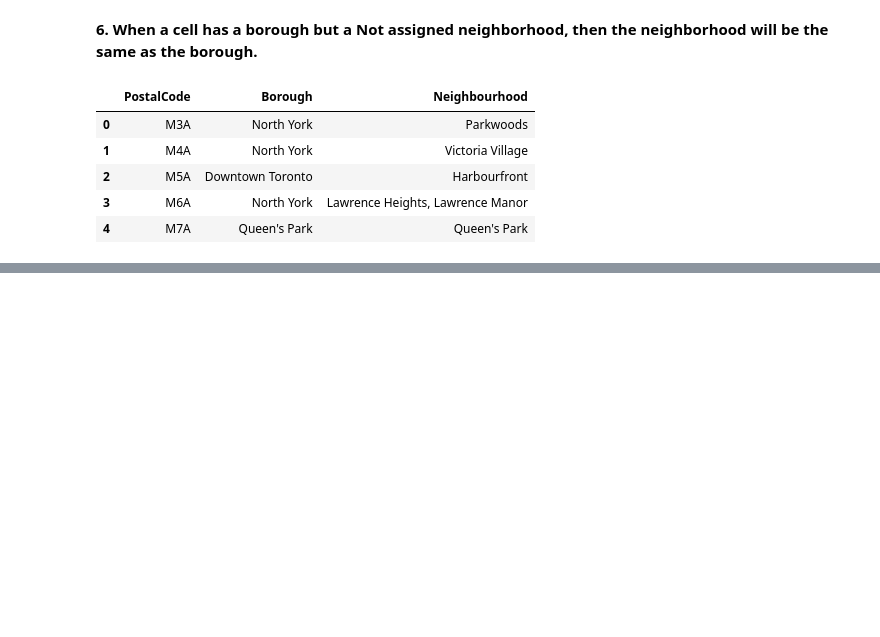
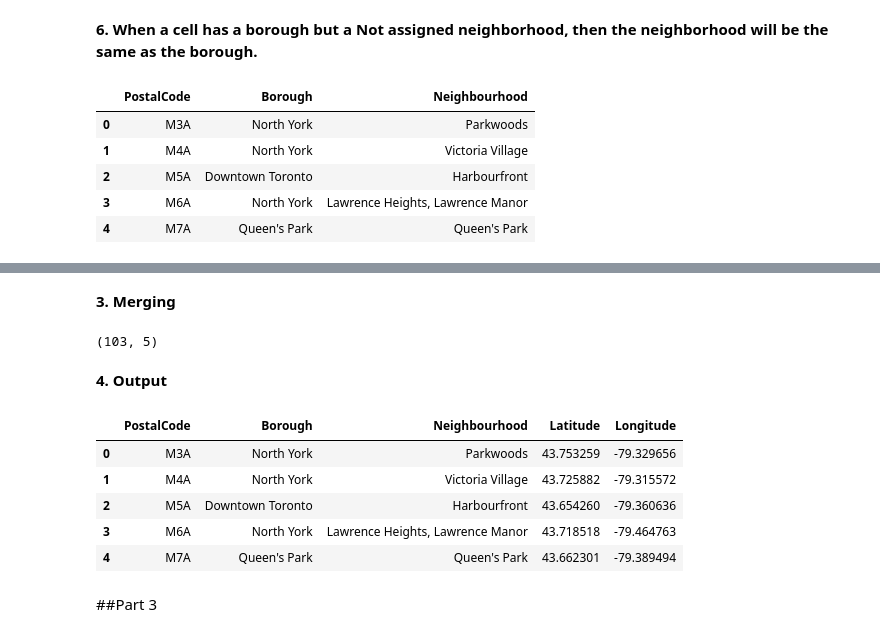
Before and after one commit to marienbaptiste/IBM-Capstone, a Jupyter notebook: Toronto.ipynb, the cells around one changed output, grey strips where cells are left out. Cells and saved outputs as stored; diff of their text form; code cells hidden in the pictures; blank space fills up the shorter version.

```diff
--- a/Toronto.ipynb
+++ b/Toronto.ipynb
@@ -120,0 +166,8 @@ df.head() #Observing that M7A got the right value
+# %%
+#We built the function above, we just have to iterate
+#for i in range(0,len(df)):
+#    df['Latitude'][i],df['Longitude'][i]=get_loc(df.iloc[i]['PostalCode'])
+
+#Falling back to the cvs file, as the API is broken
+lat_lon_data = pd.read_csv('https://cocl.us/Geospatial_data')
+lat_lon_data.head() #We can observe that we must merge the tables
@@ -120,0 +183,4 @@ df.head() #Observing that M7A got the right value
+# %%
+#Postal Code in the newly imported csv is called PostalCode in our Dataframe, let's rename that
+lat_lon_data.rename(columns={'Postal Code':'PostalCode'},inplace=True)
+lat_lon_data.head() #We can observe that we must merge the tables
@@ -120,0 +194,23 @@ df.head() #Observing that M7A got the right value
+# %% [markdown]
+**3.   Merging**
+# %%
+#And now the merging using an inner joint, which is default but making it explicit
+df_merged = pd.merge(df,lat_lon_data,on='PostalCode', how='inner')
+#Checking, rows should be conserved
+df_merged.shape #103, rows count has been untouched
+# %% [output]
+(103, 5)
+# %% [markdown]
+**4.   Output**
+# %%
+#Final result
+df_merged.head()
+# %% [output]
+|  | PostalCode | Borough | Neighbourhood | Latitude | Longitude |
+| 0 | M3A | North York | Parkwoods | 43.753259 | -79.329656 |
+| 1 | M4A | North York | Victoria Village | 43.725882 | -79.315572 |
+| 2 | M5A | Downtown Toronto | Harbourfront | 43.654260 | -79.360636 |
+| 3 | M6A | North York | Lawrence Heights, Lawrence Manor | 43.718518 | -79.464763 |
+| 4 | M7A | Queen's Park | Queen's Park | 43.662301 | -79.389494 |
+# %% [markdown]
+##Part 3
```
Also changed, not shown: parts of 15 cells of this notebook.
